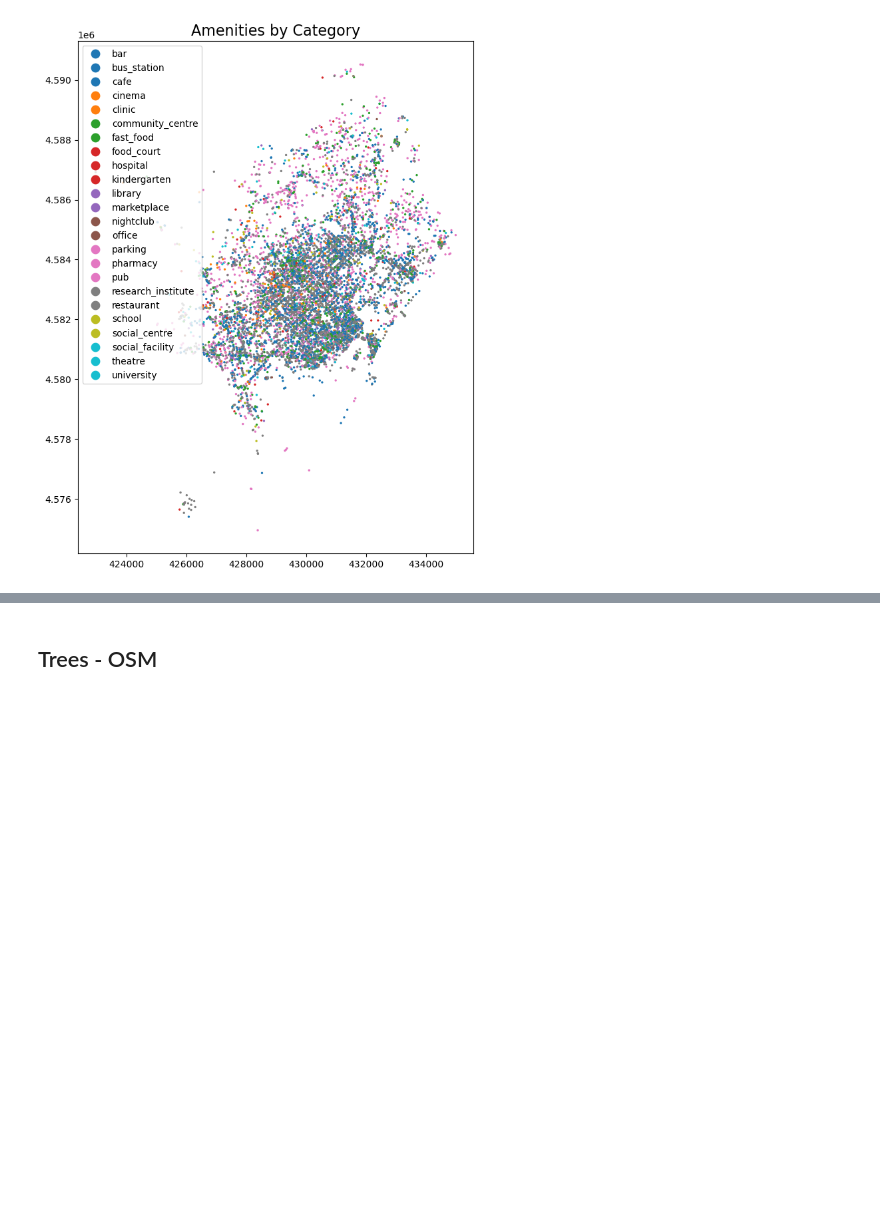
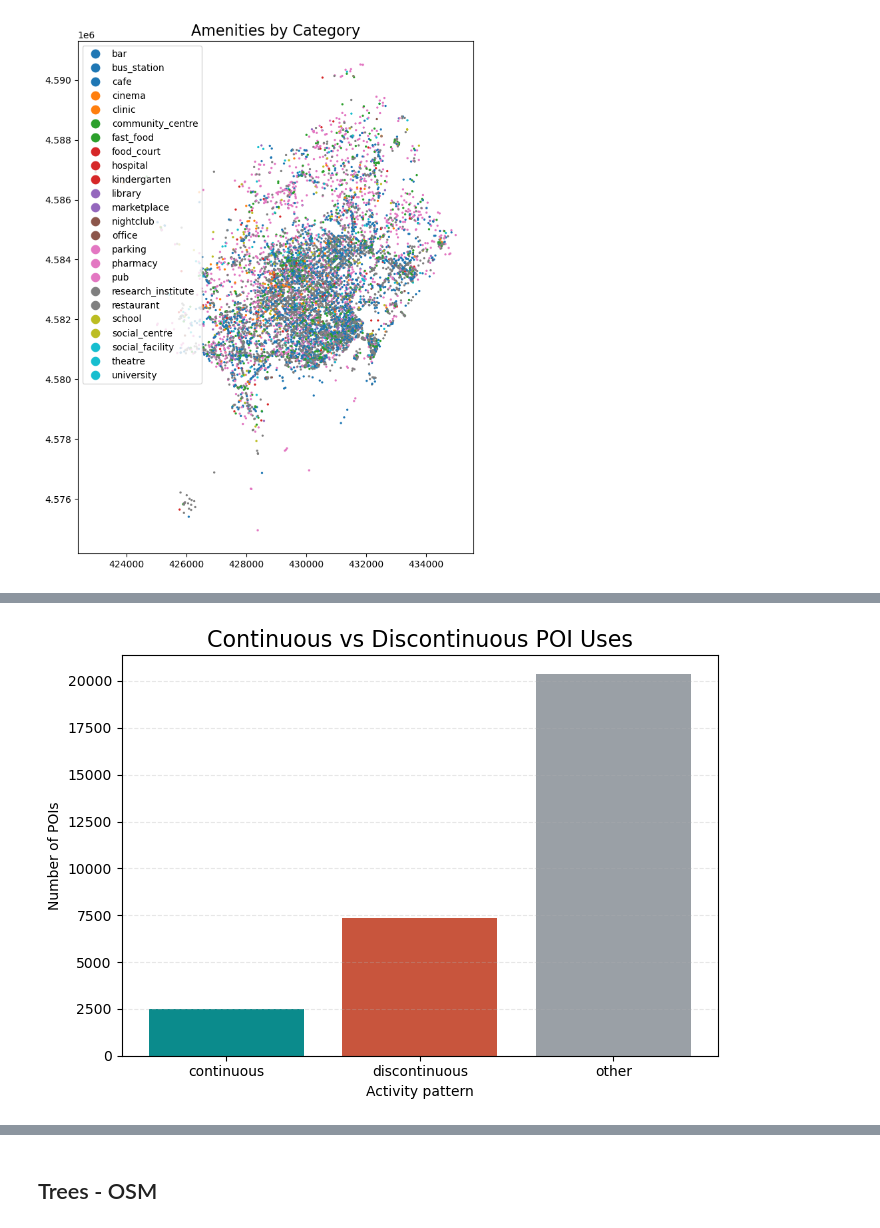
Before and after one commit to AndreaCutroni/ML-Noise-Prediction, a Jupyter notebook: notebooks/osm/OSM_points.ipynb, the cells around one changed output, grey strips where cells are left out. Drawn from its saved outputs; the diff is of its cells as text; code cells hidden in the pictures; blank space fills up the shorter version.

```diff
--- a/notebooks/osm/OSM_points.ipynb
+++ b/notebooks/osm/OSM_points.ipynb
@@ -121,0 +257,14 @@ Text(0.5, 1.0, 'Amenities by Category')
+# %%
+# Compare the mix of continuous versus discontinuous uses.
+pattern_counts = pois['poi_activity_pattern'].value_counts().reindex(['continuous', 'discontinuous', 'other']).dropna()
+
+fig, ax = plt.subplots(figsize=(7, 5))
+ax.bar(pattern_counts.index, pattern_counts.values, color=['#0b8b8c', '#c8553d', '#9aa0a6'])
+ax.set_title('Continuous vs Discontinuous POI Uses', fontsize=16)
+ax.set_xlabel('Activity pattern')
+ax.set_ylabel('Number of POIs')
+ax.grid(axis='y', linestyle='--', alpha=0.3)
+plt.tight_layout()
+plt.show()
+# %% [output]
+[figure, added]
```
Also changed, not shown: parts of 6 cells of this notebook.
